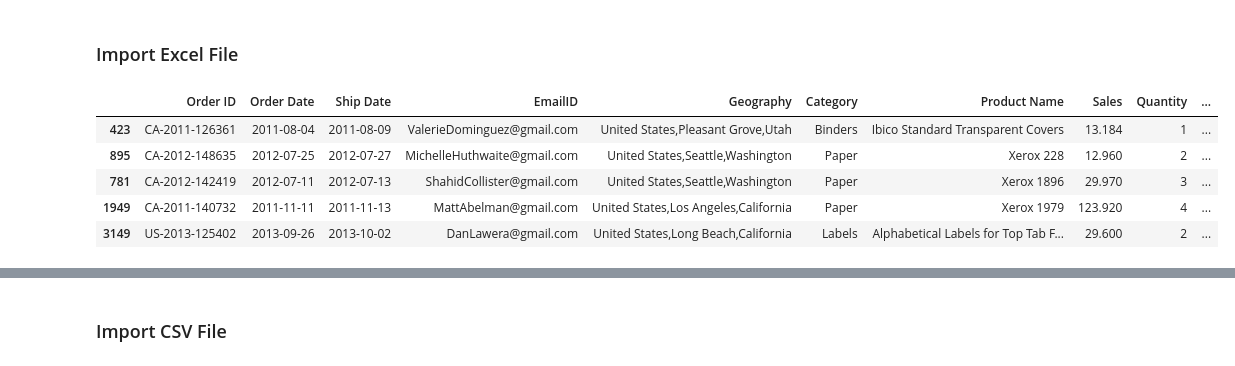
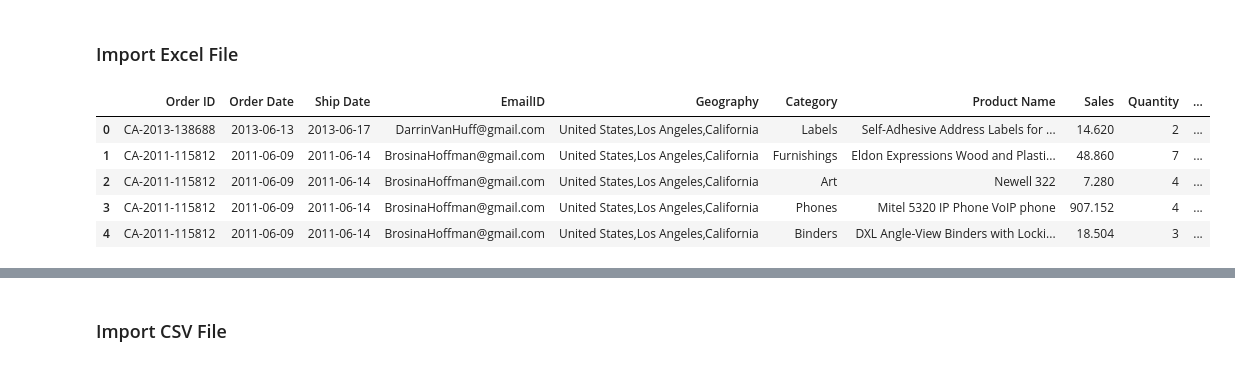
Before and after one commit to ksa-de101-0824/python-pandas, a Jupyter notebook: Demo/1 import data and manipulation.ipynb, the cells around one changed output, grey strips where cells are left out. Drawn from its saved outputs; the diff is of its cells as text; code cells hidden in the pictures.

```diff
--- a/Demo/1 import data and manipulation.ipynb
+++ b/Demo/1 import data and manipulation.ipynb
@@ -8,14 +8,14 @@ pd.set_option('display.max_columns', 500)
 # %%
 # Open Excel file and save into a variable
 df = pd.read_excel("../Data/Amazon 2_Raw.xlsx")
 
 
 # Print 5 sample rows - default is 5 rows otherwise specified
-df.sample(5)
+df.head(5)
 # %% [output]
 |  | Order ID | Order Date | Ship Date | EmailID | Geography | Category | Product Name | Sales | Quantity | ... |
-| 423 | CA-2011-126361 | 2011-08-04 | 2011-08-09 | ValerieDominguez@gmail.com | United States,Pleasant Grove,Utah | Binders | Ibico Standard Transparent Covers | 13.184 | 1 | ... |
-| 895 | CA-2012-148635 | 2012-07-25 | 2012-07-27 | MichelleHuthwaite@gmail.com | United States,Seattle,Washington | Paper | Xerox 228 | 12.960 | 2 | ... |
-| 781 | CA-2012-142419 | 2012-07-11 | 2012-07-13 | ShahidCollister@gmail.com | United States,Seattle,Washington | Paper | Xerox 1896 | 29.970 | 3 | ... |
-| 1949 | CA-2011-140732 | 2011-11-11 | 2011-11-13 | MattAbelman@gmail.com | United States,Los Angeles,California | Paper | Xerox 1979 | 123.920 | 4 | ... |
-| 3149 | US-2013-125402 | 2013-09-26 | 2013-10-02 | DanLawera@gmail.com | United States,Long Beach,California | Labels | Alphabetical Labels for Top Tab F... | 29.600 | 2 | ... |
+| 0 | CA-2013-138688 | 2013-06-13 | 2013-06-17 | DarrinVanHuff@gmail.com | United States,Los Angeles,California | Labels | Self-Adhesive Address Labels for ... | 14.620 | 2 | ... |
+| 1 | CA-2011-115812 | 2011-06-09 | 2011-06-14 | BrosinaHoffman@gmail.com | United States,Los Angeles,California | Furnishings | Eldon Expressions Wood and Plasti... | 48.860 | 7 | ... |
+| 2 | CA-2011-115812 | 2011-06-09 | 2011-06-14 | BrosinaHoffman@gmail.com | United States,Los Angeles,California | Art | Newell 322 | 7.280 | 4 | ... |
+| 3 | CA-2011-115812 | 2011-06-09 | 2011-06-14 | BrosinaHoffman@gmail.com | United States,Los Angeles,California | Phones | Mitel 5320 IP Phone VoIP phone | 907.152 | 4 | ... |
+| 4 | CA-2011-115812 | 2011-06-09 | 2011-06-14 | BrosinaHoffman@gmail.com | United States,Los Angeles,California | Binders | DXL Angle-View Binders with Locki... | 18.504 | 3 | ... |
```
Also changed, not shown: parts of 26 cells of this notebook.
